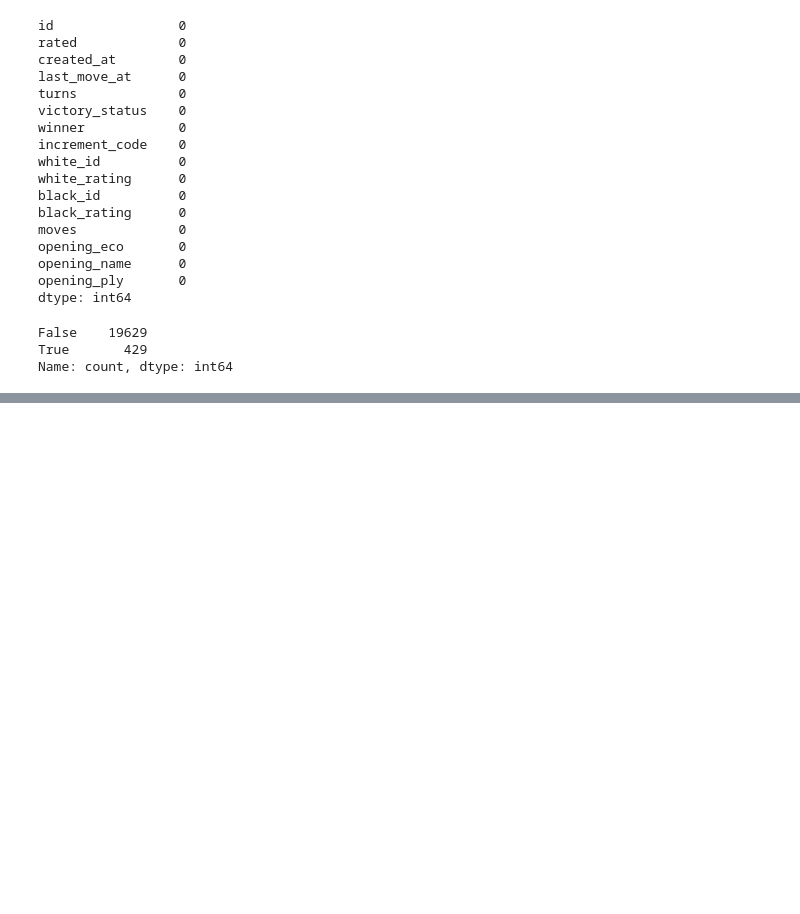
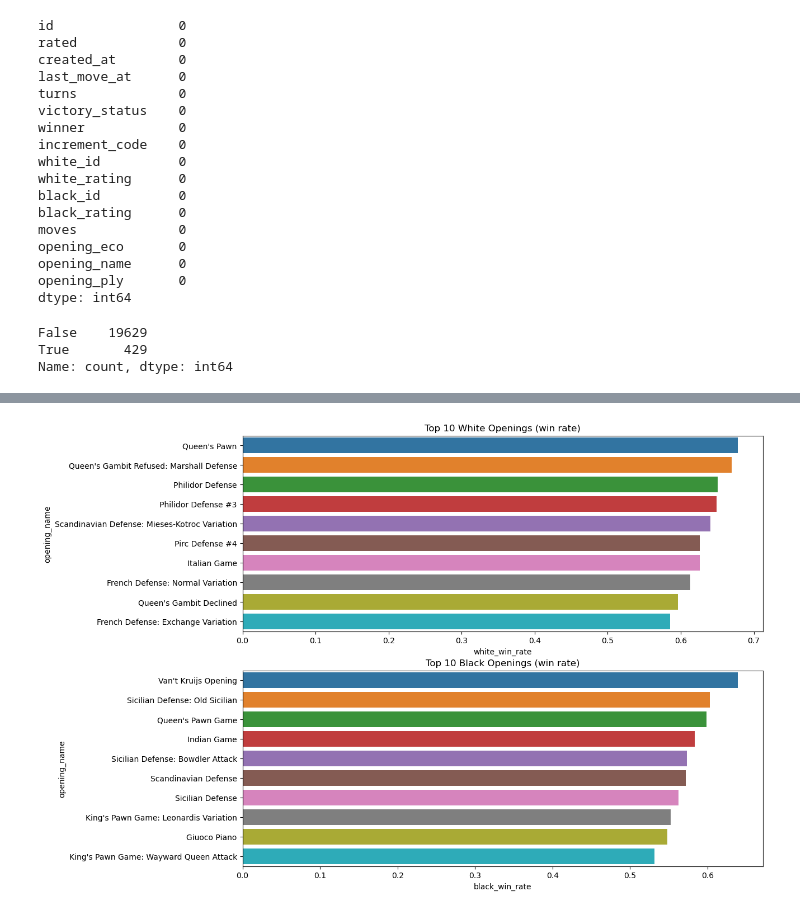
Before and after one commit to EeSzen/ChessGPT, a Jupyter notebook: ChessGPT.ipynb, the cells around one changed output, grey strips where cells are left out. Saved outputs shown, nothing was run; the diff lists cells and outputs as text; code cells hidden in the pictures; blank space fills up the shorter version.

```diff
--- a/ChessGPT.ipynb
+++ b/ChessGPT.ipynb
@@ -39,0 +194,3 @@ Name: count, dtype: int64
+# %%
+df2.loc[(df2['victory_status'] == 'outoftime') & (df2['winner'] == 'draw'), 'victory_status'] = 'draw'
+df2.groupby("winner")["victory_status"].value_counts()
@@ -39,0 +207,8 @@ Name: count, dtype: int64
+# %%
+# labelencoder not giving positive values(using manual way to change value of wbd)
+df2["winner_label"] = df2["winner"].map({"white": 1, "black": 0, "draw": 0.5})
+
+opening_stats = df2.groupby("opening_name")["winner_label"].agg(["count", "mean"])
+opening_stats = opening_stats.rename(columns={"mean": "white_win_rate"})
+opening_stats["black_win_rate"] = 1 - opening_stats["white_win_rate"]
+opening_stats
@@ -39,0 +235,3 @@ Name: count, dtype: int64
+# %%
+reliable_openings = opening_stats[opening_stats['count'] > 100]
+reliable_openings
@@ -39,0 +257,3 @@ Name: count, dtype: int64
+# %%
+white_top_10 = reliable_openings.sort_values("white_win_rate",ascending=False).head(10)
+black_top_10 = reliable_openings.sort_values("black_win_rate",ascending=False).head(10)
@@ -39,0 +1001,13 @@ Name: count, dtype: int64
+# %%
+plt.figure(figsize=(12,10))
+plt.subplot(211)
+plt.title("Top 10 White Openings (win rate)")
+sns.barplot(white_top_10,x="white_win_rate",y="opening_name",hue="opening_name")
+
+plt.subplot(212)
+plt.title("Top 10 Black Openings (win rate)")
+sns.barplot(black_top_10,x="black_win_rate",y="opening_name",hue="opening_name")
+
+plt.show()
+# %% [output]
+[figure, added]
```
Also changed, not shown: parts of 93 cells of this notebook.
